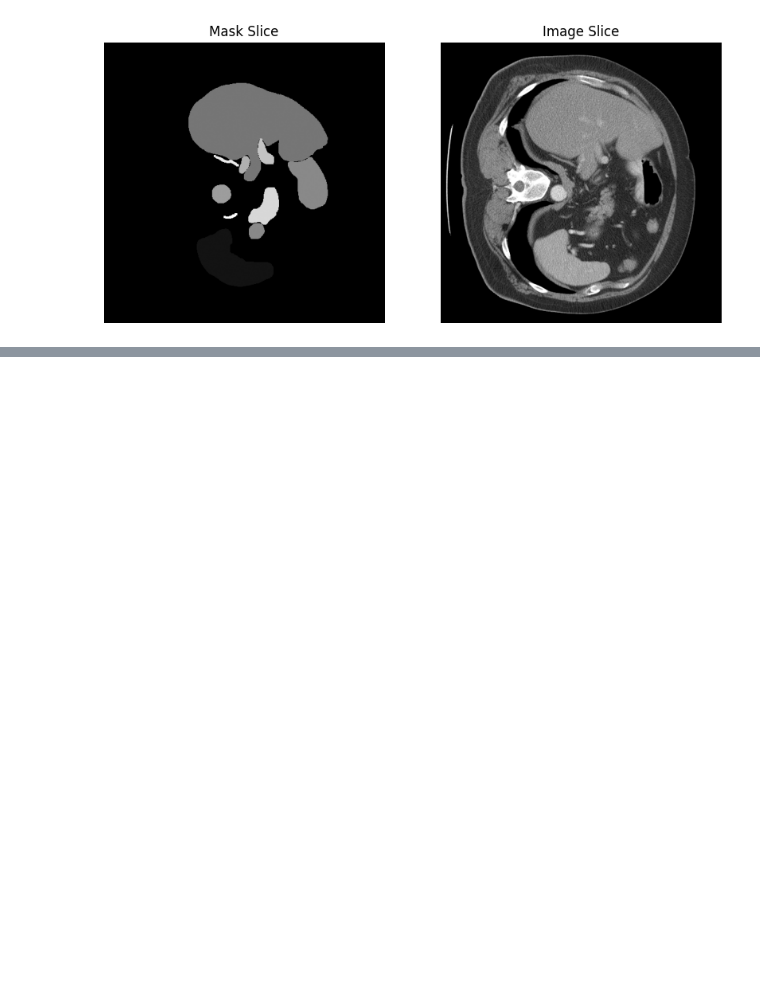
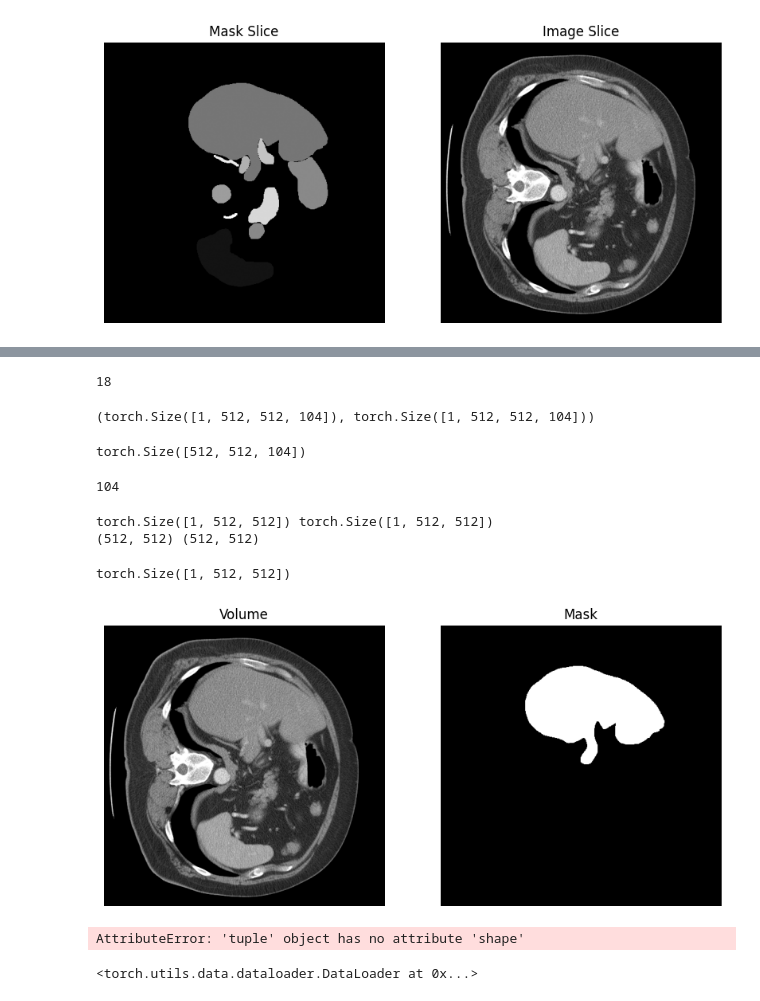
Before and after one commit to Ismailjm/Abdomen-CT_Segmentation, a Jupyter notebook: binary_segmentation/normal_training.ipynb, the cells around one changed output, grey strips where cells are left out. Saved outputs shown, nothing was run; the diff lists cells and outputs as text; code cells hidden in the pictures; blank space fills up the shorter version.

```diff
--- a/binary_segmentation/normal_training.ipynb
+++ b/binary_segmentation/normal_training.ipynb
@@ -301,0 +483,11 @@ t
+# %%
+import pandas as pd
+from train_model import BTCVSliceDataset, VolumeCache
+
+train_df = pd.read_csv(
+    "/home/ismail/projet_PFE/Hands-on-nnUNet/nnUNetFrame/dataset/RawData/split/train_dataset.csv"
+)
+train_volume_cache = VolumeCache(train_df)
+train_set = BTCVSliceDataset(
+    train_df, "spleen", train_volume_cache, organ_threshold=0.05
+)
@@ -301,0 +512,49 @@ t
+# %%
+len(train_set.masks)
+# %% [output]
+18
+# %%
+vol, mask = train_set[0]
+# %%
+vol.shape, mask.shape
+# %% [output]
+(torch.Size([1, 512, 512, 104]), torch.Size([1, 512, 512, 104]))
+# %%
+vol_squeezed = vol.squeeze(0)
+vol_squeezed.shape
+# %% [output]
+torch.Size([512, 512, 104])
+# %%
+vol.shape[3]
+# %% [output]
+104
+# %%
+for idx in range(vol.shape[3]):
+    vol_slice = vol[:, :, :, idx]
+    mask_slice = mask[:, :, :, idx]
+    print(vol_slice.shape, mask_slice.shape)
+    vol_slice_np = vol_slice.numpy().squeeze(0)
+    mask_slice_np = mask_slice.numpy().squeeze(0)
+    print(vol_slice_np.shape, mask_slice_np.shape)
+    break
+# %% [output]
+torch.Size([1, 512, 512]) torch.Size([1, 512, 512])
+(512, 512) (512, 512)
+# %%
+vol[:, :, :, train_df.iloc[0]["begin_slice"] + 20].shape
+# %% [output]
+torch.Size([1, 512, 512])
+# %%
+plt.figure(figsize=(10, 5))
+plt.subplot(1, 2, 1)
+plt.imshow(vol[0][:, :, train_df.iloc[0]["begin_slice"] + 20], cmap="gray")
+plt.title("Volume")
+plt.axis("off")
+
+plt.subplot(1, 2, 2)
+plt.imshow(mask[0][:, :, train_df.iloc[0]["begin_slice"] + 20], cmap="gray")
+plt.title("Mask")
+plt.axis("off")
+plt.show()
+# %% [output]
+[figure, added]
@@ -301,0 +570,4 @@ t
+# %%
+val_set[1].shape
+# %% [output]
+AttributeError: 'tuple' object has no attribute 'shape'
@@ -301,0 +578,4 @@ t
+# %%
+val_loader_1
+# %% [output]
+<torch.utils.data.dataloader.DataLoader at 0x...>
```
Also changed, not shown: parts of 47 cells of this notebook.
